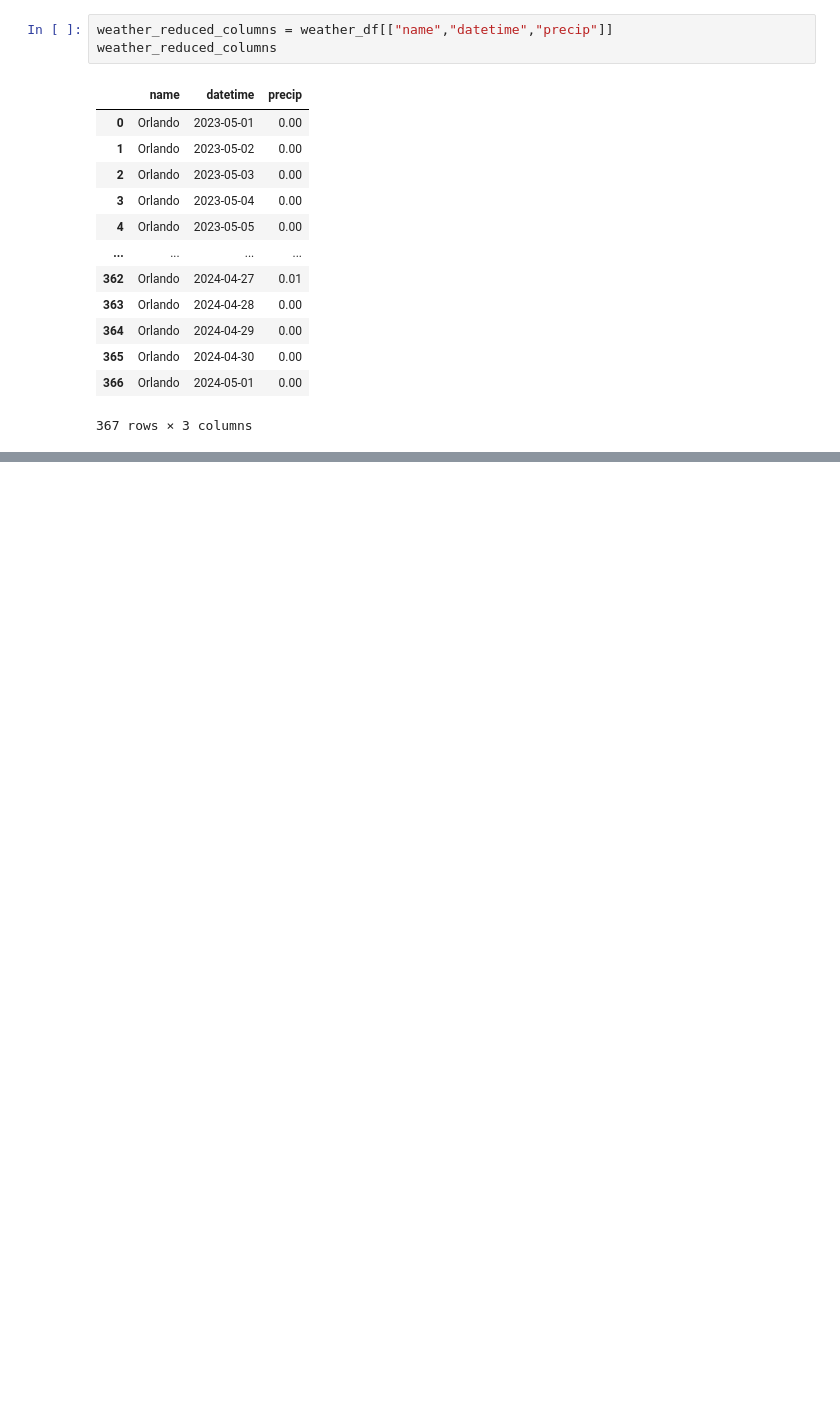
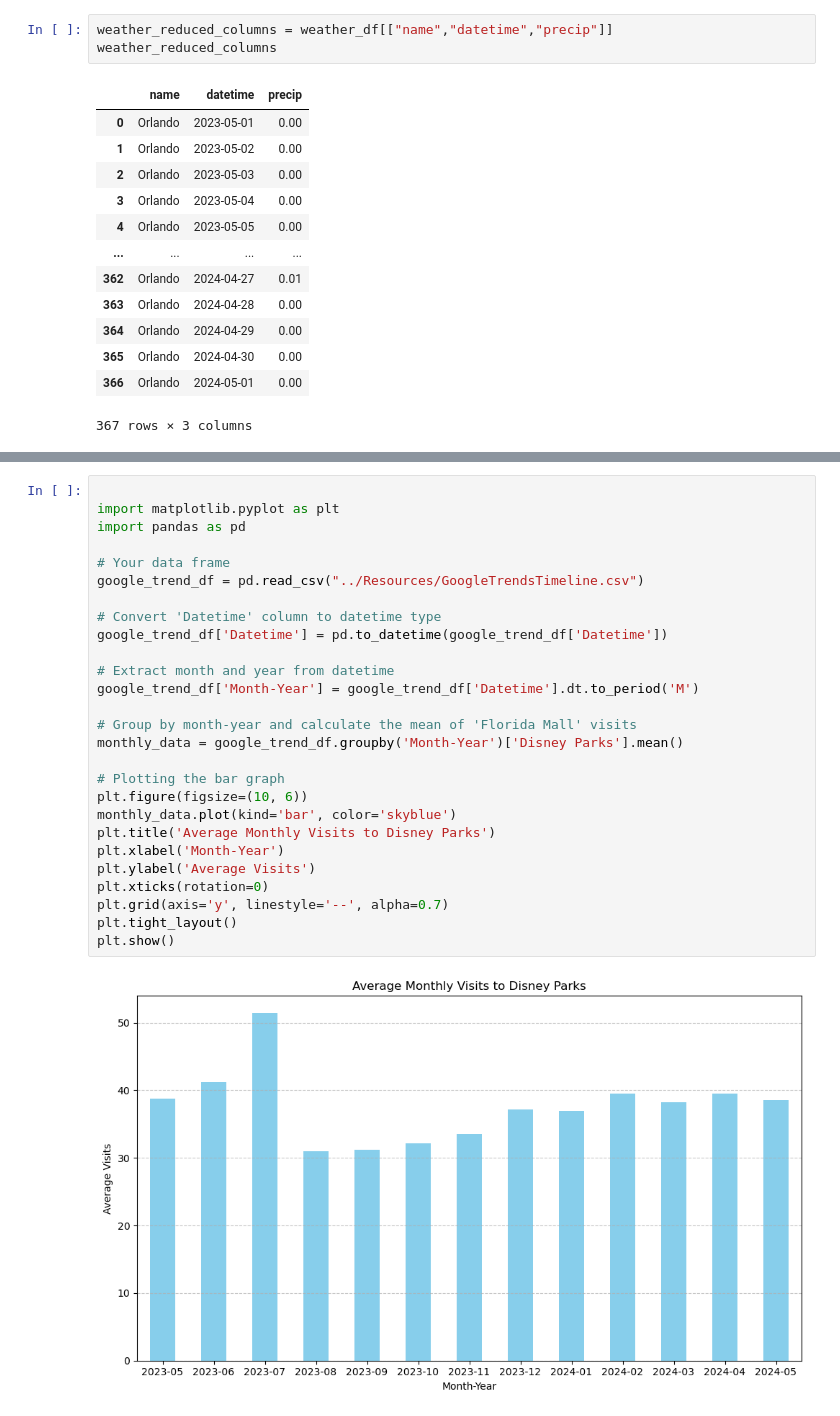
Before and after one commit to irey101/Project-1, a Jupyter notebook: Weather vs Disney Parks .ipynb, the cells around one changed output, grey strips where cells are left out. Cells and saved outputs as stored; diff of their text form; blank space fills up the shorter version.

```diff
--- a/Weather vs Disney Parks .ipynb
+++ b/Weather vs Disney Parks .ipynb
@@ -138,0 +194,29 @@ HTML(url)
+# %%
+
+import matplotlib.pyplot as plt
+import pandas as pd
+
+# Your data frame
+google_trend_df = pd.read_csv("../Resources/GoogleTrendsTimeline.csv")
+
+# Convert 'Datetime' column to datetime type
+google_trend_df['Datetime'] = pd.to_datetime(google_trend_df['Datetime'])
+
+# Extract month and year from datetime
+google_trend_df['Month-Year'] = google_trend_df['Datetime'].dt.to_period('M')
+
+# Group by month-year and calculate the mean of 'Florida Mall' visits
+monthly_data = google_trend_df.groupby('Month-Year')['Disney Parks'].mean()
+
+# Plotting the bar graph
+plt.figure(figsize=(10, 6))
+monthly_data.plot(kind='bar', color='skyblue')
+plt.title('Average Monthly Visits to Disney Parks')
+plt.xlabel('Month-Year')
+plt.ylabel('Average Visits')
+plt.xticks(rotation=0)
+plt.grid(axis='y', linestyle='--', alpha=0.7)
+plt.tight_layout()
+plt.show()
+# %% [output]
+[figure, added]
```
Also changed, not shown: parts of 19 cells of this notebook.
